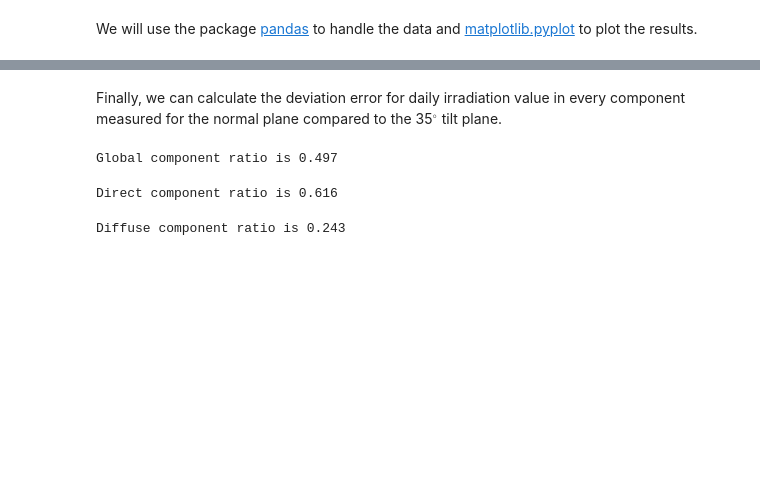
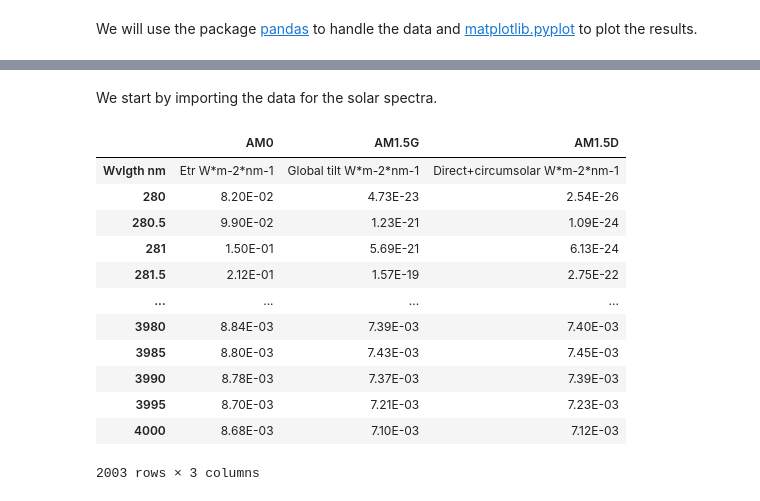
Before and after one commit to martavp/pv-textbook, a Jupyter notebook: Problems/Chapter_12/Problem12.07.ipynb, the cells around one changed output, grey strips where cells are left out. Drawn from its saved outputs; the diff is of its cells as text; code cells hidden in the pictures; blank space fills up the shorter version.

```diff
--- a/Problems/Chapter_12/Problem12.07.ipynb
+++ b/Problems/Chapter_12/Problem12.07.ipynb
@@ -100,17 +17,19 @@ D = pd.read_csv('data/Diffuse_35deg.csv', index_col=0, header=0)
-# %% [markdown]
-Finally, we can calculate the deviation error for daily irradiation value in every component measured for the normal plane compared to the 35$^{\circ}$ tilt plane.
-# %%
-G_diff = G_normal['G(n)'].sum()/G['G(i)'].sum()-1
-print('Global component ratio is ' + str(G_diff.round(3)))
-# %% [output]
-Global component ratio is 0.497
-# %%
-B_diff = B_normal['Gb(n)'].sum()/B['Gb(i)'].sum()-1
-print('Direct component ratio is ' + str(B_diff.round(3)))
-# %% [output]
-Direct component ratio is 0.616
-# %%
-D_diff = D_normal['Gd(n)'].sum()/D['Gd(i)'].sum()-1
-print('Diffuse component ratio is ' + str(D_diff.round(3)))
-# %% [output]
-Diffuse component ratio is 0.243
+# %% [markdown]
+We start by importing the data for the solar spectra.
+# %%
+reference = pd.read_csv('data/Reference_spectrum_ASTM-G173-03.csv', index_col=0, header=0)
+reference
+# %% [output]
+|  | AM0 | AM1.5G | AM1.5D |
+| Wvlgth nm | Etr W*m-2*nm-1 | Global tilt W*m-2*nm-1 | Direct+circumsolar W*m-2*nm-1 |
+| 280 | 8.20E-02 | 4.73E-23 | 2.54E-26 |
+| 280.5 | 9.90E-02 | 1.23E-21 | 1.09E-24 |
+| 281 | 1.50E-01 | 5.69E-21 | 6.13E-24 |
+| 281.5 | 2.12E-01 | 1.57E-19 | 2.75E-22 |
+| ... | ... | ... | ... |
+| 3980 | 8.84E-03 | 7.39E-03 | 7.40E-03 |
+| 3985 | 8.80E-03 | 7.43E-03 | 7.45E-03 |
+| 3990 | 8.78E-03 | 7.37E-03 | 7.39E-03 |
+| 3995 | 8.70E-03 | 7.21E-03 | 7.23E-03 |
+| 4000 | 8.68E-03 | 7.10E-03 | 7.12E-03 |
+2003 rows × 3 columns
```
Also changed, not shown: parts of 36 cells of this notebook, 1 other file.
